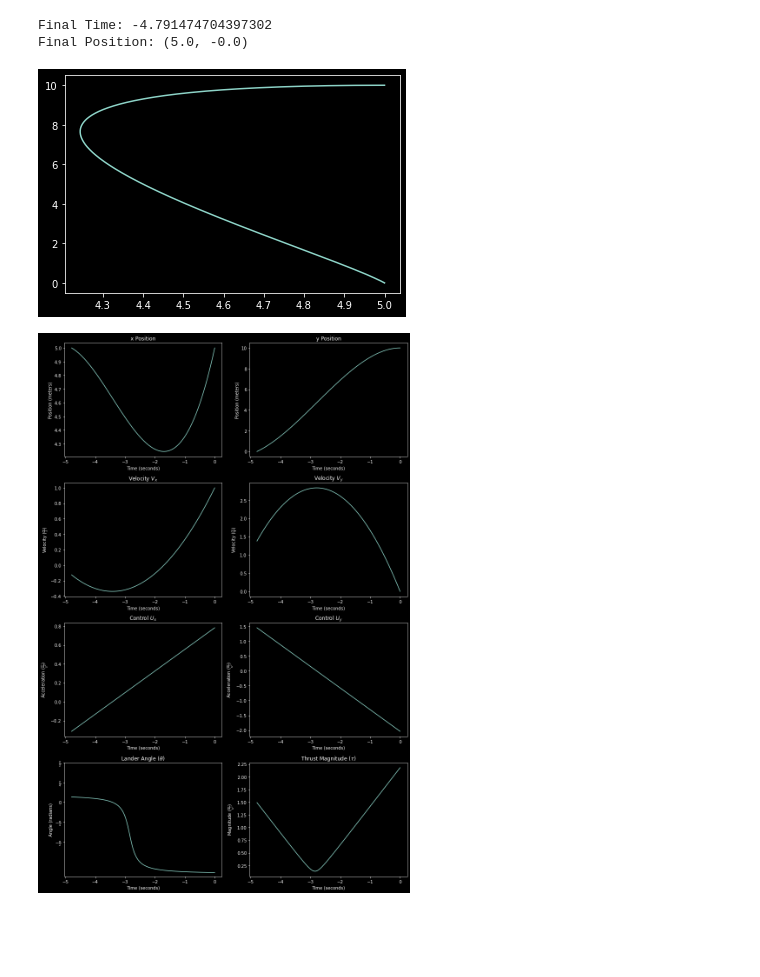
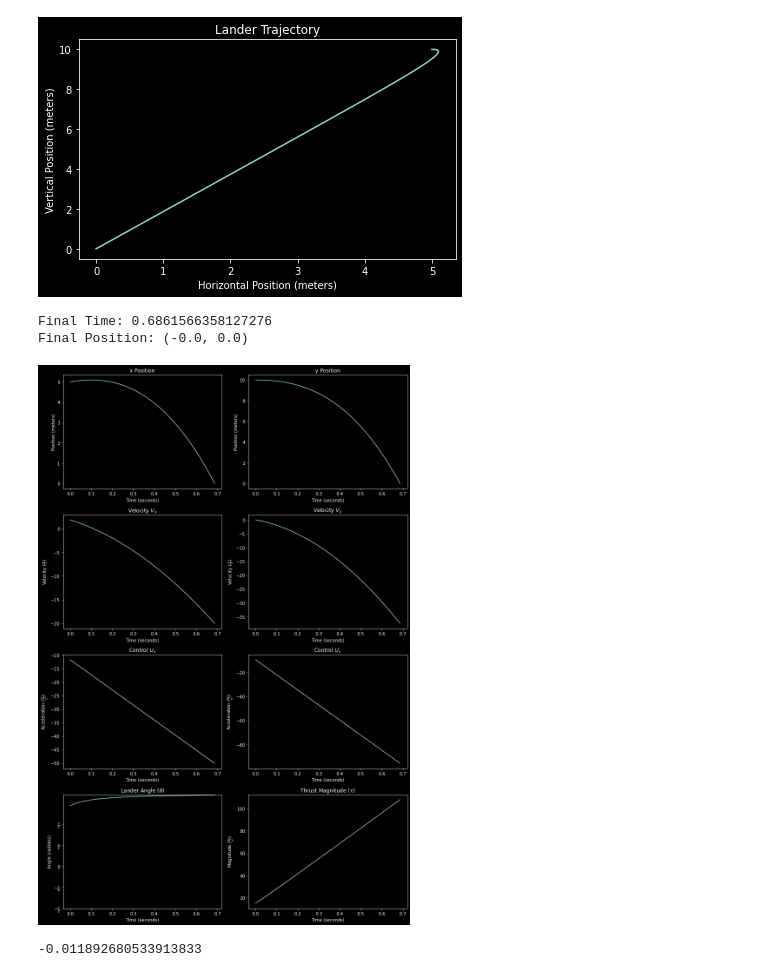
Before and after one commit to jpatrickb/moonlander_optimal_control, a Jupyter notebook: landing_zones.ipynb, the cells around one changed output. Drawn from its saved outputs; the diff is of its cells as text; code cells hidden in the pictures; blank space fills up the shorter version.

Commit message:
experimented with landing obstacles

```diff
--- a/landing_zones.ipynb
+++ b/landing_zones.ipynb
@@ -107,15 +105,15 @@ def lunar_lander_fixed_target(pos_init, pos_final, v_init, tf_guess=20, y0_guess
     return t_vals, x, y, xp, yp, ux, uy-G, tf
 # %%
 pos_init = (5., 10.)
-pos_final = (5., 0.)
-v = 1.
+pos_final = (0., 0.)
+v = 1.88
 
 t, x, y, xp, yp, ux, uy, tf = lunar_lander_fixed_target(pos_init, pos_final, v)
 
-plt.plot(x, y)
+make_trajectory_plot(x, y)
 make_plots(t, x, y, xp, yp, ux, uy, tf)
 # %% [output]
+[figure, new version]
-Final Time: -4.791474704397302
-Final Position: (5.0, -0.0)
+Final Time: 0.6861566358127276
+Final Position: (-0.0, 0.0)
-[figure, old version]
-[figure, old version]
+[figure, new version]
@@ -121,0 +237,5 @@ Final Position: (5.0, -0.0)
+# %%
+obstacle = Obstacle(r=(1., 3.), c=(3., 0.), lam=25.)
+print(obstacle.obstacle_dy(3.5, 1.))
+# %% [output]
+-0.011892680533913833
```
Also changed, not shown: parts of 5 cells of this notebook, 1 other file.
